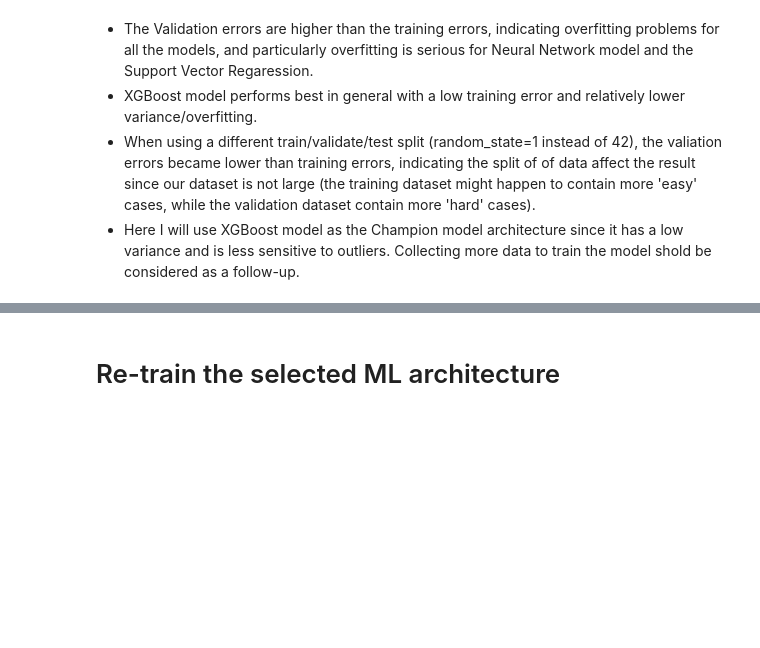
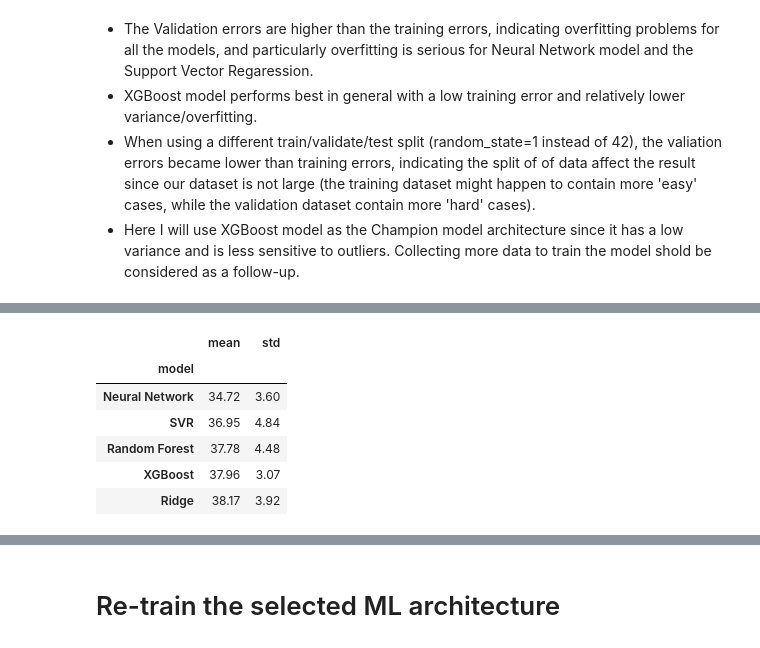
Before and after one commit to JShi12/Predict-Organic-Chemical-Boiling-Point, a Jupyter notebook: Boiling_Point_Predicter.ipynb, the cells around one changed output, grey strips where cells are left out. Drawn from its saved outputs; the diff is of its cells as text; code cells hidden in the pictures; blank space fills up the shorter version.

```diff
--- a/Boiling_Point_Predicter.ipynb
+++ b/Boiling_Point_Predicter.ipynb
@@ -461,0 +476,21 @@ Error
+# %%
+tuned_estimators = {
+    "Ridge": lr_cv.best_estimator_,
+    "Random Forest": rf_cv.best_estimator_,
+    "XGBoost": xgb_cv.best_estimator_,
+    "Neural Network": nn_cv.best_estimator_,
+    "SVR": svr_cv.best_estimator_,
+}
+
+sensitivity_results = evaluation.repeated_split_comparison(
+    X, y, tuned_estimators, seeds=range(10)
+)
+evaluation.summarize(sensitivity_results)
+# %% [output]
+|  | mean | std |
+| model |  |  |
+| Neural Network | 34.72 | 3.60 |
+| SVR | 36.95 | 4.84 |
+| Random Forest | 37.78 | 4.48 |
+| XGBoost | 37.96 | 3.07 |
+| Ridge | 38.17 | 3.92 |
```
Also changed, not shown: parts of 5 cells of this notebook, 3 other files.
